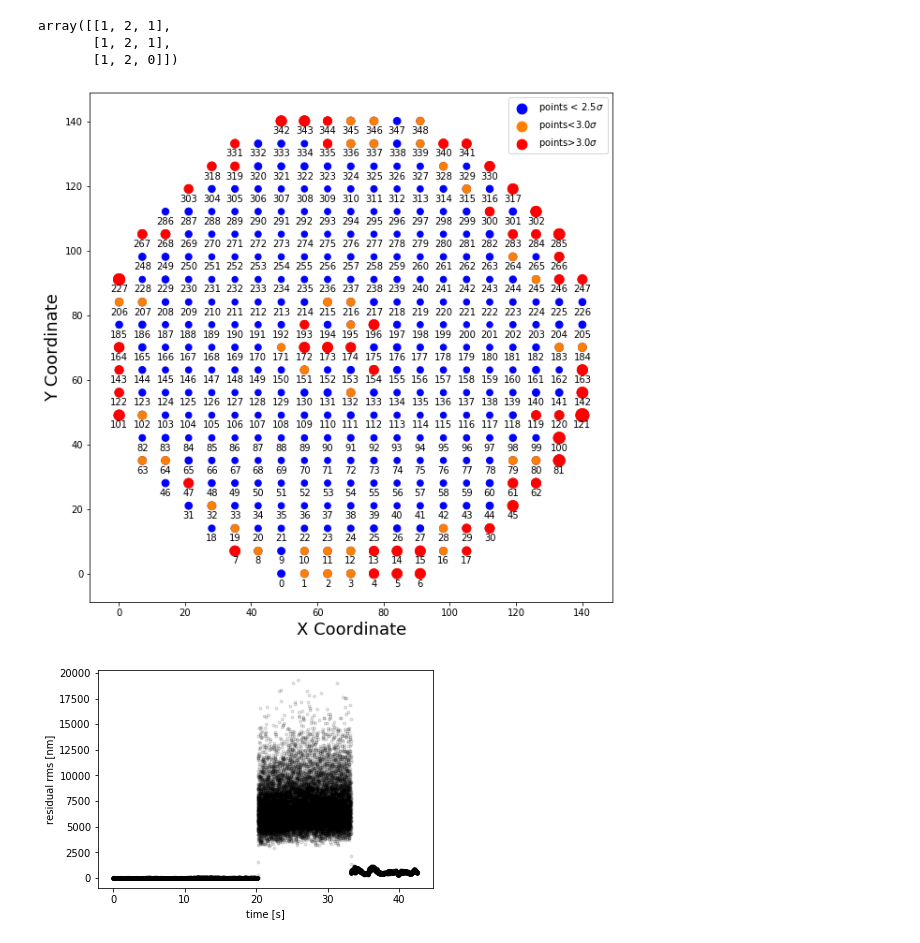
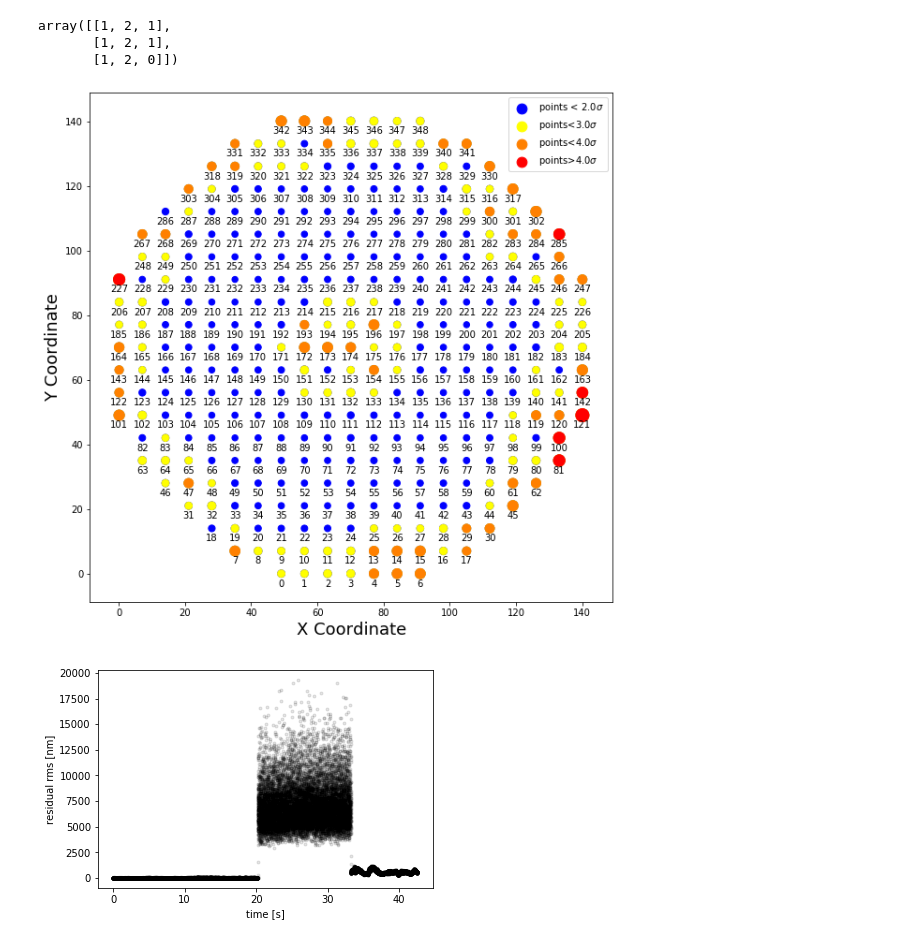
Before and after one commit to eramey16/berkeley_research, a Jupyter notebook: Keck_Performance/Analyzing_Long_Term_Performance.ipynb, the cells around one changed output. Saved outputs shown, nothing was run; the diff lists cells and outputs as text; code cells hidden in the pictures.

```diff
--- a/Keck_Performance/Analyzing_Long_Term_Performance.ipynb
+++ b/Keck_Performance/Analyzing_Long_Term_Performance.ipynb
@@ -271,10 +278,10 @@ array([[1, 2, 1],
        [1, 2, 1],
        [1, 2, 0]])
 # %%
-p_util.plot_array(testfile2, data_type='residual wavefront', sig_clip=[2.5,3.0], map_file='ao_telemetry/act.txt',
+p_util.plot_array(testfile2, data_type='residual wavefront', sig_clip=[2.0, 3.0, 4.0], map_file='ao_telemetry/act.txt',
                   size=200, spacing=7, save=True, cmap=mpl.cm.jet)
 # %% [output]
-[figure, old version]
+[figure, new version]
 # %%
 ### Calculate standard deviation
 x_std = np.std(data.a.offsetcentroid[0][:, range(0, 608, 2)], axis=0)
```
Also changed, not shown: parts of 4 cells of this notebook, 4 other files.
